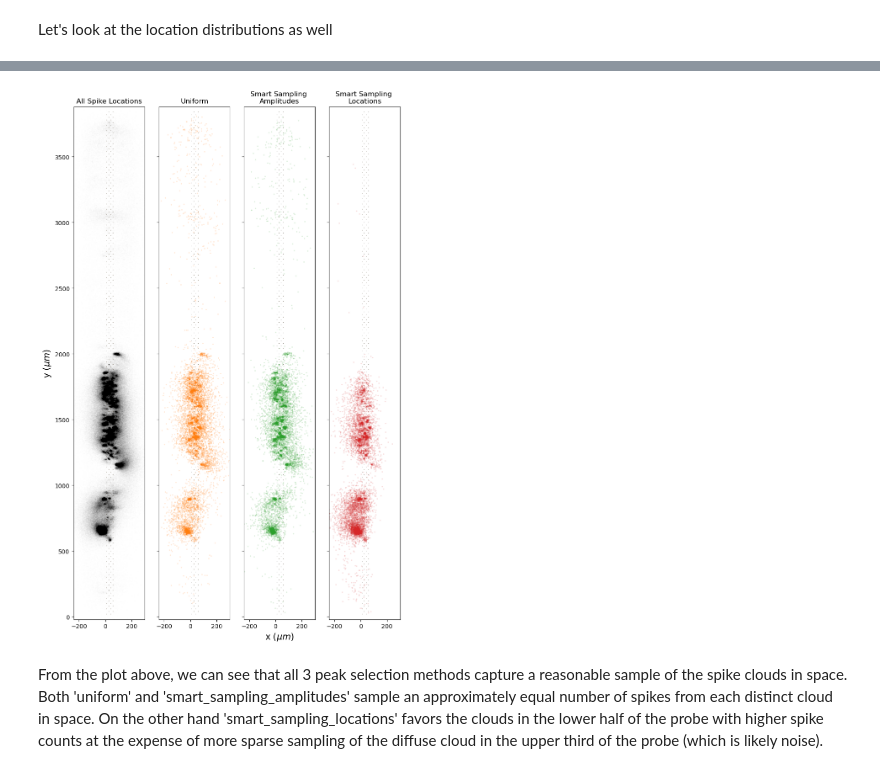
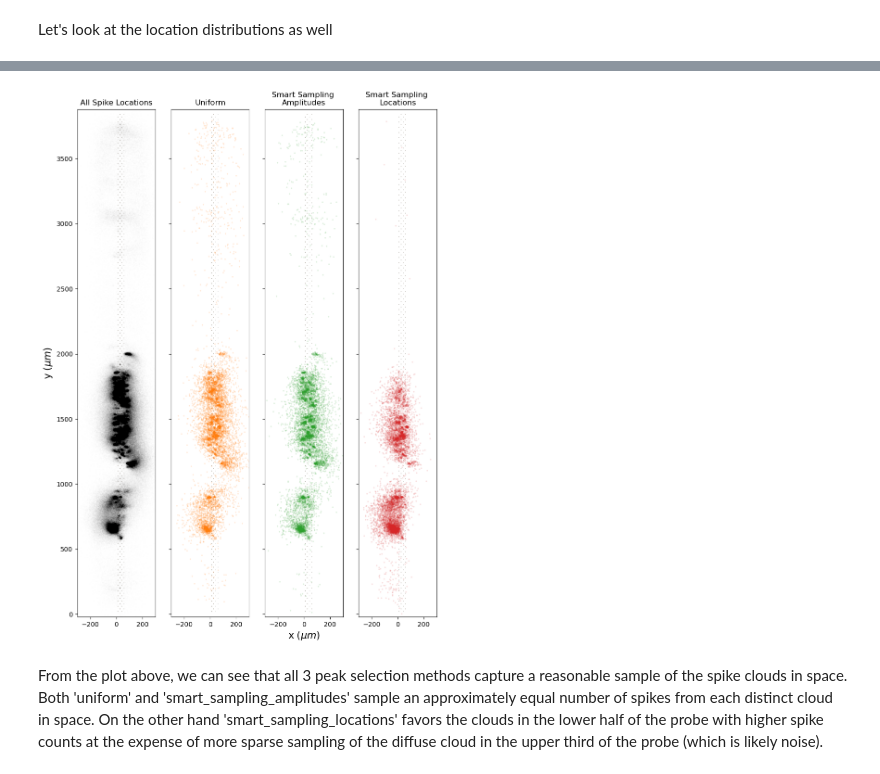
Before and after one commit to SpikeInterface/SpikeInterface.github.io, a Jupyter notebook: posts/sortingcomponentsoverview.ipynb, the cells around one changed output, grey strips where cells are left out. Cells and saved outputs as stored; diff of their text form; code cells hidden in the pictures.

```diff
--- a/posts/sortingcomponentsoverview.ipynb
+++ b/posts/sortingcomponentsoverview.ipynb
@@ -100,7 +93,7 @@ detect_kwargs = dict(peak_sign='neg', detect_threshold=5, exclude_sweep_ms=0.2,
 detect_methods = ['by_channel', 'locally_exclusive']
 detected_peaks = {}
 for method in detect_methods:
-    printmd(f"### Method: {method}")
+    print(f"Method: {method}")
     peaks = detect_peaks(rec_pproc, method=method, **detect_kwargs, **job_kwargs)
     detected_peaks[method] = peaks
 
@@ -152,12 +145,12 @@ Monopolar Triangulation takes ~30mins
 detect_method = "locally_exclusive"# we will use this method because it gave the best results
 peaks = detected_peaks[detect_method]
 # Handy kwargs for localizing peaks
-localize_kwargs = dict(local_radius_um=150, ms_before=0.3, ms_after=0.6)
+localize_kwargs = dict(local_radius_um=150, ms_before=0.3, ms_after=0.6, max_distance_um=2_000)
 
 localize_methods = ['center_of_mass', 'monopolar_triangulation']
 localized_peaks = {}
 for method in localize_methods:
-    printmd(f"### Method: {method}")
+    print(f"Method: {method}")
     localized_path = basepath / f"peak_locations_{method}.npy"
     if not localized_path.exists():
         peaklocs = localize_peaks(rec_pproc, peaks, method=method, **localize_kwargs, **job_kwargs)
@@ -255,7 +266,7 @@ select_methods = ["uniform", "smart_sampling_amplitudes", "smart_sampling_locati
 select_kwargs = dict(n_peaks = 10_000, noise_levels=noise_levels, by_channel=False)
 selected_peaks = {}
 for method in select_methods:
-    printmd(f"### Method: {method}")
+    print(f"Method: {method}")
     if 'locations' in method:
         selected_peaks[method] = select_peaks(peaks, method=method, peaks_locations=peaklocs, seed=0,
                                               **select_kwargs)
@@ -292,7 +303,7 @@ Let's look at the location distributions as well
 # relocalizing peaks in each subset
 selected_peaklocs = {}
 for method in select_methods:
-    printmd(f"### Method: {method}")
+    print(f"Method: {method}")
     peaks = selected_peaks[method]
     peaklocs = localize_peaks(rec_pproc, peaks, method=localize_method,
                                           **localize_kwargs, **job_kwargs)
@@ -316,27 +315,27 @@ OMP: Info #276: omp_set_nested routine deprecated, please use omp_set_max_active
 # %%
 fig, ax = plt.subplots(1, len(select_methods)+1, figsize=(10, 20), sharey=True)
-xlims = [-240, 300]
+xlims = [-300, 300]
 for i in range(len(select_methods)+1):
     sw.plot_probe_map(rec_pproc, ax=ax[i])
 
 all_peaklocs = localized_peaks[localize_method]
 ax[0].scatter(all_peaklocs['x'], all_peaklocs['y'], s=1, color="k", alpha=0.005)
 ax[0].set_xlim(xlims)
 ax[0].set_title("All Spike Locations")
 method_titles = {"uniform":"Uniform",
                  "smart_sampling_amplitudes":"Smart Sampling \nAmplitudes",
                  "smart_sampling_locations":"Smart Sampling \nLocations"
                 }
 for i, method in enumerate(select_methods):
     peaklocs = selected_peaklocs[method]
     ax[i+1].scatter(peaklocs['x'], peaklocs['y'], color="C%i"%(i+1), s=2, alpha=0.1, label=method)
     ax[i+1].set_xlim(xlims)
     ax[i+1].set_title(method_titles[method])
     ax[i+1].set_ylabel("")
 for i in [0, 1, 3]:
     ax[i].set_xlabel("")
 # %% [output]
-[figure, old version]
+[figure, new version]
 # %% [markdown]
 From the plot above, we can see that all 3 peak selection methods capture a reasonable sample of the spike clouds in space.  Both 'uniform' and 'smart_sampling_amplitudes' sample an approximately equal number of spikes from each distinct cloud in space.  On the other hand 'smart_sampling_locations' favors the clouds in the lower half of the probe with higher spike counts at the expense of more sparse sampling of the diffuse cloud in the upper third of the probe (which is likely noise).
 # %% [markdown]
```
Also changed, not shown: parts of 36 cells of this notebook.
